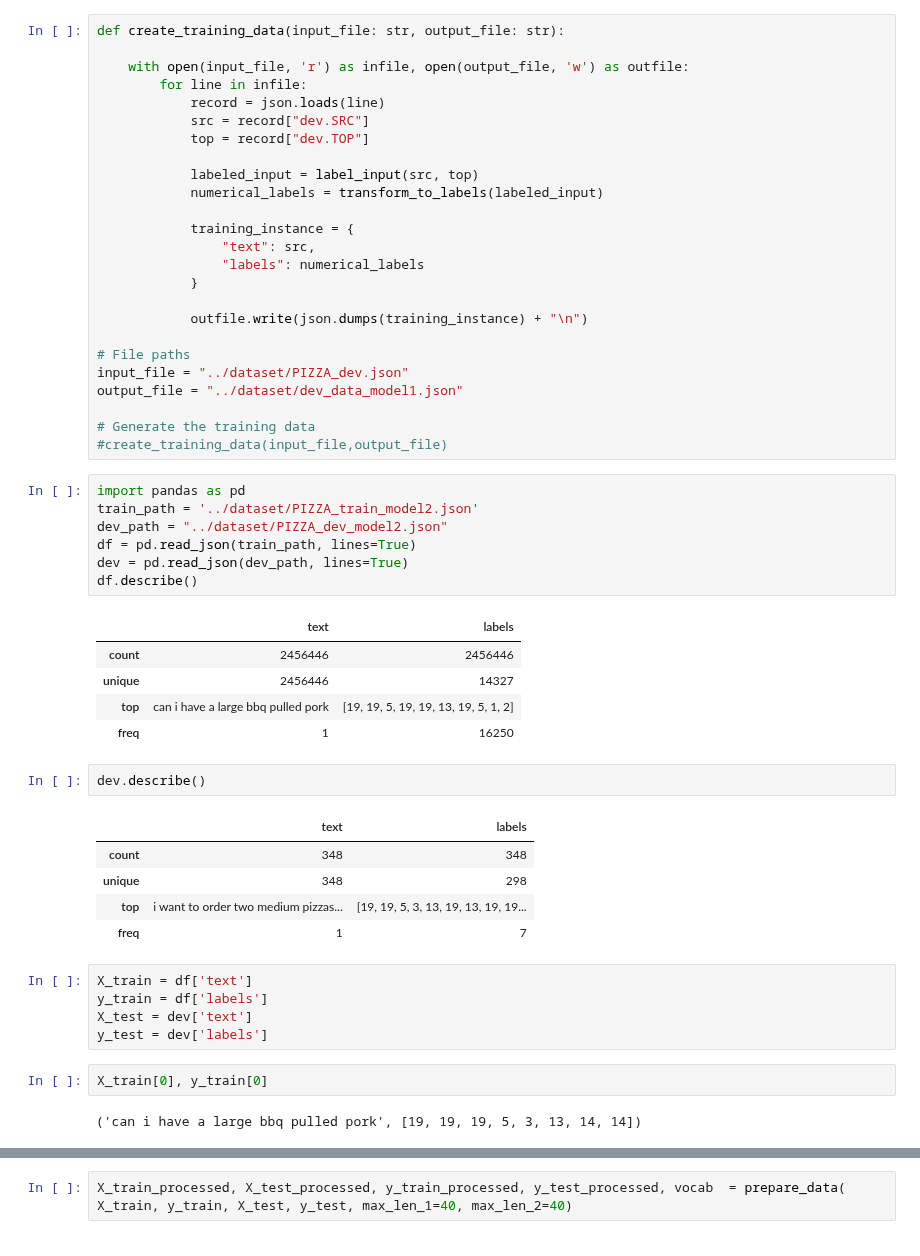
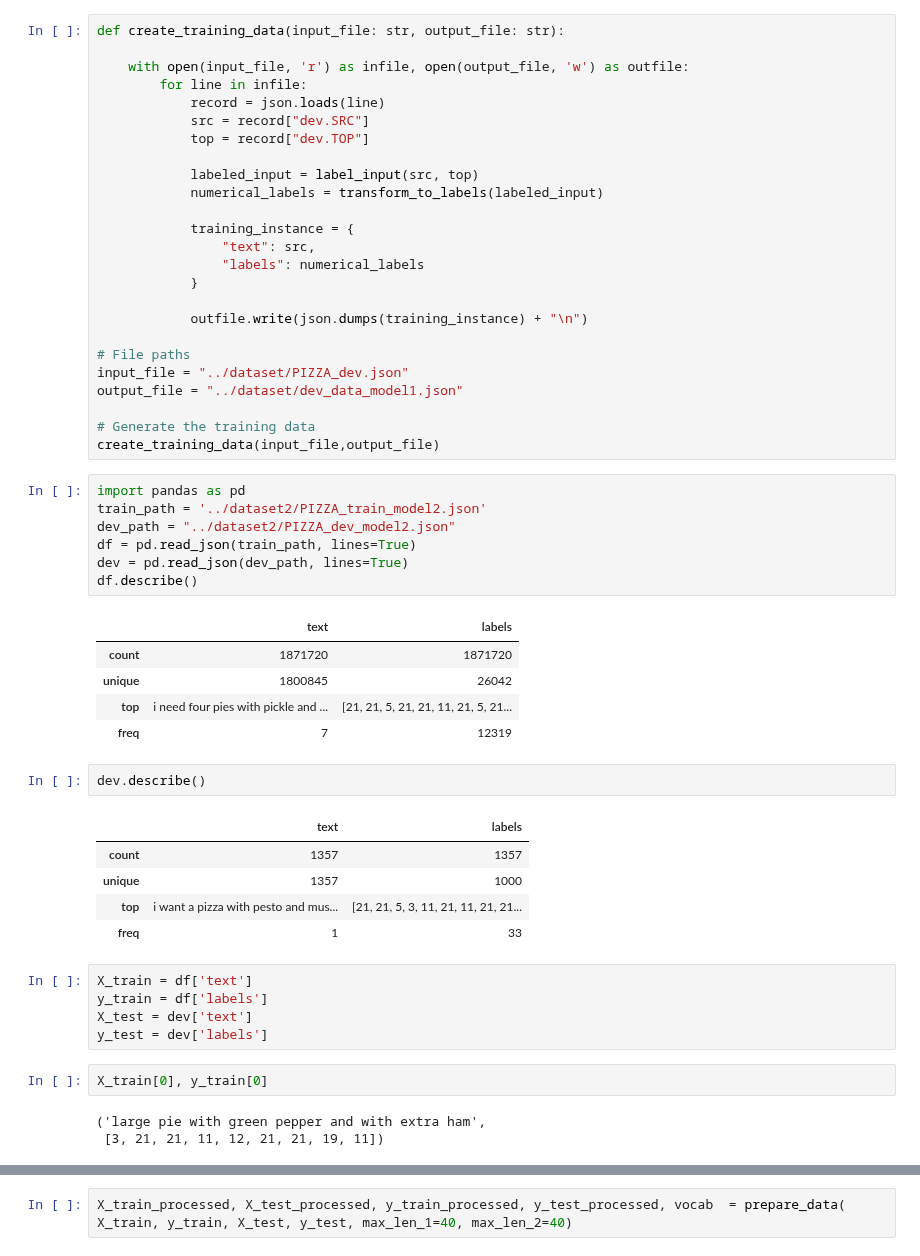
Before and after one commit to IbraheimTarek/NER-Project, a Jupyter notebook: notebooks/Bilstm_model_4.ipynb, the cells around one changed output, grey strips where cells are left out. Drawn from its saved outputs; the diff is of its cells as text.

```diff
--- a/notebooks/Bilstm_model_4.ipynb
+++ b/notebooks/Bilstm_model_4.ipynb
@@ -159,28 +152,28 @@ input_file = "../dataset/PIZZA_dev.json"
 output_file = "../dataset/dev_data_model1.json"
 
 # Generate the training data
-#create_training_data(input_file,output_file)
+create_training_data(input_file,output_file)
 # %%
 import pandas as pd
-train_path = '../dataset/PIZZA_train_model2.json'
-dev_path = "../dataset/PIZZA_dev_model2.json"
+train_path = '../dataset2/PIZZA_train_model2.json'
+dev_path = "../dataset2/PIZZA_dev_model2.json"
 df = pd.read_json(train_path, lines=True)
 dev = pd.read_json(dev_path, lines=True)
 df.describe()
 # %% [output]
 |  | text | labels |
-| count | 2456446 | 2456446 |
-| unique | 2456446 | 14327 |
-| top | can i have a large bbq pulled pork | [19, 19, 5, 19, 19, 13, 19, 5, 1, 2] |
-| freq | 1 | 16250 |
+| count | 1871720 | 1871720 |
+| unique | 1800845 | 26042 |
+| top | i need four pies with pickle and ... | [21, 21, 5, 21, 21, 11, 21, 5, 21... |
+| freq | 7 | 12319 |
 # %%
 dev.describe()
 # %% [output]
 |  | text | labels |
-| count | 348 | 348 |
-| unique | 348 | 298 |
-| top | i want to order two medium pizzas... | [19, 19, 5, 3, 13, 19, 13, 19, 19... |
-| freq | 1 | 7 |
+| count | 1357 | 1357 |
+| unique | 1357 | 1000 |
+| top | i want a pizza with pesto and mus... | [21, 21, 5, 3, 11, 21, 11, 21, 21... |
+| freq | 1 | 33 |
 # %%
 X_train = df['text']
 y_train = df['labels']
@@ -189,7 +182,8 @@ y_test = dev['labels']
 # %%
 X_train[0], y_train[0]
 # %% [output]
-('can i have a large bbq pulled pork', [19, 19, 19, 5, 3, 13, 14, 14])
+('large pie with green pepper and with extra ham',
+ [3, 21, 21, 11, 12, 21, 21, 19, 11])
 # %%
 import re
 from tensorflow.keras.preprocessing.sequence import pad_sequences
```
Also changed, not shown: parts of 26 cells of this notebook, 8 other files.
